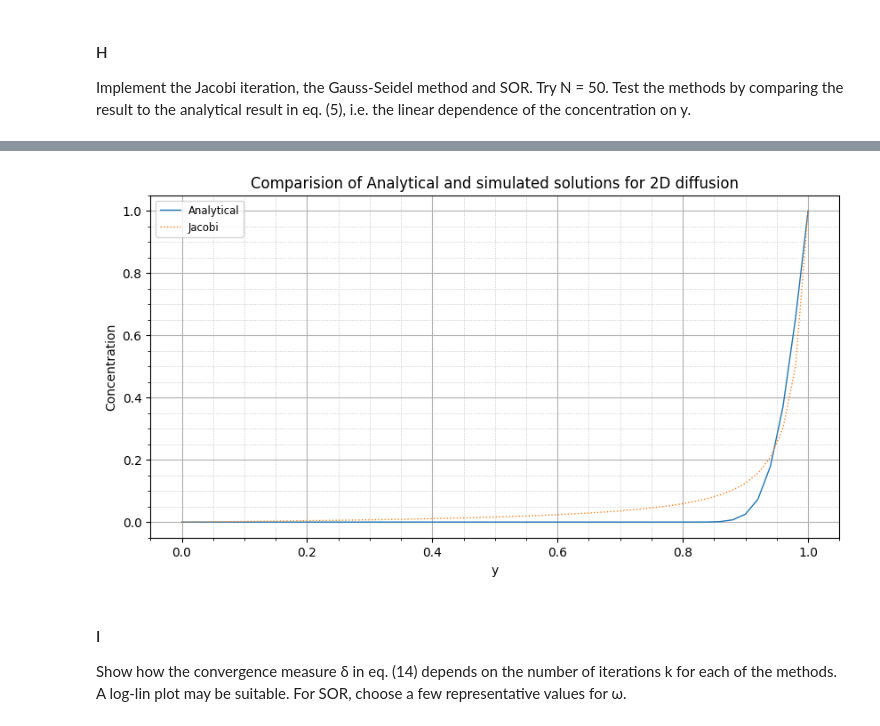
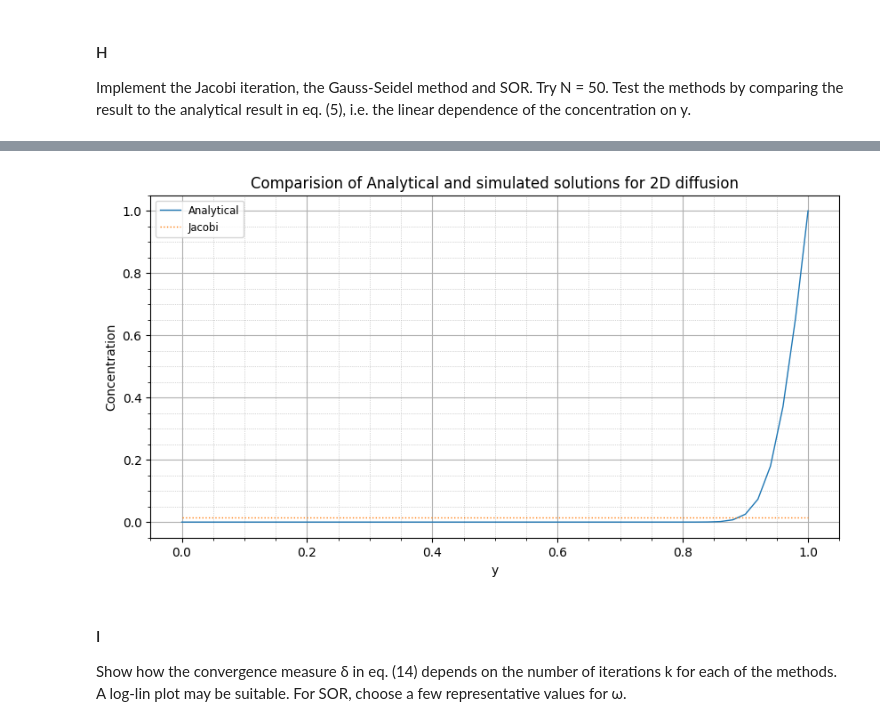
Before and after one commit to shreyaraghavendra/scientific-computing-group2, a Jupyter notebook: set1.ipynb, the cells around one changed output, grey strips where cells are left out. Saved outputs shown, nothing was run; the diff lists cells and outputs as text; code cells hidden in the pictures.

Commit message:
fixed jacobi, gauss, and sor

```diff
--- a/set1.ipynb
+++ b/set1.ipynb
@@ -296,14 +296,11 @@ def simulate_2D_diffusion_jacobi(x_0, epsilon = 10e-5):
     c_next = c_current.copy()
 
     saved_matrices = []
-    saved_matrices.append(c_current)
-
-    print(saved_matrices)
+    saved_matrices.append(c_current.copy())
 
     for k in range(1, time_steps):
         for i in range(1, c_current.shape[0] - 1):  # Skip the first and last rows which are boundary conditions
             for j in range(c_current.shape[1]):
-                # For the horizontal direction (columns), use modular arithmetic to wrap around
                 jp = (j + 1) % c_current.shape[1]  # If at the end, wrap to the beginning
                 jm = (j - 1) % c_current.shape[1]  # If at the beginning, wrap to the end
 
@@ -325,3 +322,7 @@ def simulate_2D_diffusion_jacobi(x_0, epsilon = 10e-5):
         c_current[:, :] = c_next
 
     return saved_matrices, c_current
+# %%
+x_0 = np.zeros((N+1, N+1), dtype=float)
+x_0[:,-1] = 1
+jacobi, cj = simulate_2D_diffusion_jacobi(x_0.T)
@@ -402,15 +489,3 @@ def simulate_2D_diffusion_SOR(x_0, omega=1.85):
 # %% [markdown]
 #### H
 Implement the Jacobi iteration, the Gauss-Seidel method and SOR. Try N = 50. Test the methods by comparing the result to the analytical result in eq. (5), i.e. the linear dependence of the concentration on y.
-# %%
-x_0 = np.zeros((N+1, N+1), dtype=float)
-x_0[0,:] = 1
-
-# need to fix gauss siedel something is wrong with it
-
-jacobi, cj = simulate_2D_diffusion_jacobi(x_0)
-# gauss, cg = simulate_2D_diffusion_gauss_seidel(D, L, T, dt, dx, x_0)
-# sor1, cs1 = simulate_2D_diffusion_SOR(D, L, T, dt, dx, x_0, omega=1.80)
-# sor2, cs2 = simulate_2D_diffusion_SOR(D, L, T, dt, dx, x_0, omega=1.85)
-# sor3, cs3 = simulate_2D_diffusion_SOR(D, L, T, dt, dx, x_0, omega=1.90)
-# sor4, cs4 = simulate_2D_diffusion_SOR(D, L, T, dt, dx, x_0, omega=1.95)
@@ -504,21 +495,21 @@ ca = diffusion_2d_analytical(y, 0.001, D, 2)
 # %%
 plt.figure(figsize=(10, 5))
 
 plt.plot(y, ca, label = 'Analytical', linewidth=1)
-plt.plot(y, jacobi[100][1, :], linestyle='dotted', linewidth=1, label='Jacobi')
+plt.plot(y, cj[1, :], linestyle='dotted', linewidth=1, label='Jacobi')
 # plt.plot(y, gauss[int(0.001/dt)][1, :], linestyle='dotted', linewidth=1, label='Gauss-Siedel')
 # plt.plot(y, sor3[int(0.001/dt)][1, :], linestyle='dotted', linewidth=1, label='Successive Over Relaxation')
 
 plt.legend(fontsize='small')
 plt.ylabel('Concentration')
 plt.xlabel('y')
 plt.title('Comparision of Analytical and simulated solutions for 2D diffusion')
 plt.grid(True)
 plt.minorticks_on()
 plt.grid(which='minor', linestyle=':', linewidth='0.5')
 plt.show()
 # %% [output]
-[figure, old version]
+[figure, new version]
 # %% [markdown]
 #### I
 Show how the convergence measure δ in eq. (14) depends on the number of iterations k for each of the methods. A log-lin plot may be suitable. For SOR, choose a few representative values for ω.
```
Also changed, not shown: parts of 11 cells of this notebook.
